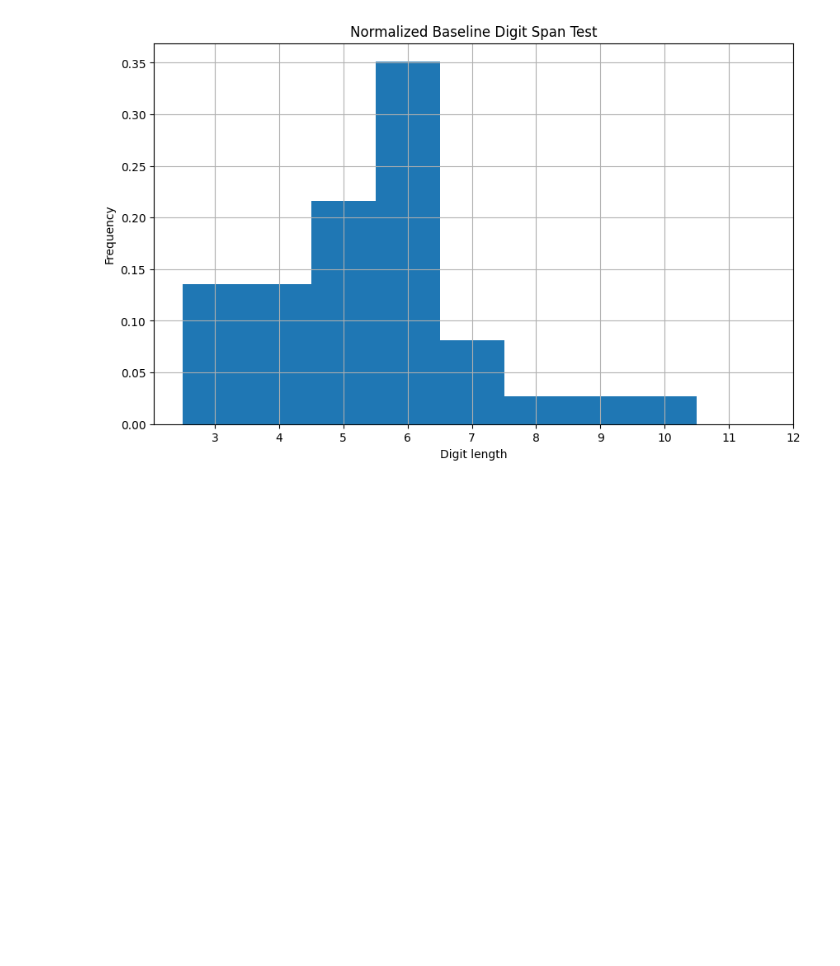
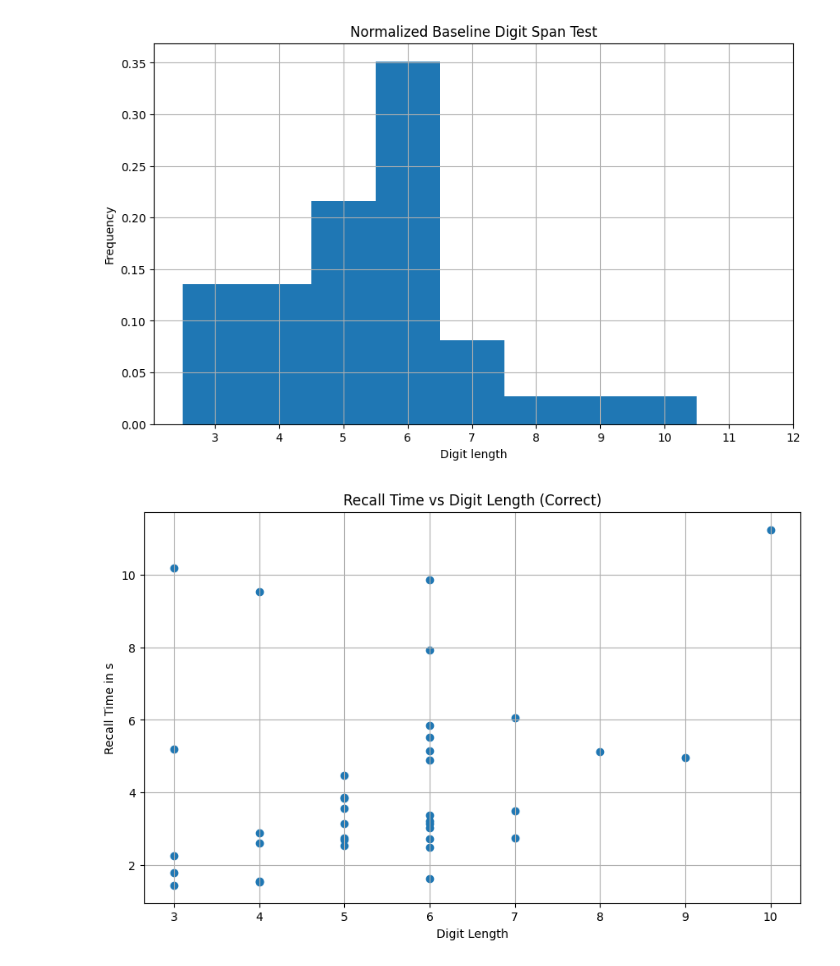
Before and after one commit to Faufreluche/Digit_Span_Trainer, a Jupyter notebook: results_analysis.ipynb, the cells around one changed output. Saved outputs shown, nothing was run; the diff lists cells and outputs as text; code cells hidden in the pictures; blank space fills up the shorter version.

```diff
--- a/results_analysis.ipynb
+++ b/results_analysis.ipynb
@@ -136,3 +185,18 @@ plt.grid(True)
 plt.show()
 # %% [output]
 [figure]
+# %%
+# plot recall time vs digit length
+plt.figure(figsize=(10, 6))
+
+plt.scatter(df_baseline[df_baseline['outcome'] == 'correct']['digit_length'], df_baseline[df_baseline['outcome'] == 'correct']['recall_time_in_s'])
+
+plt.title('Recall Time vs Digit Length (Correct)')
+plt.xlabel('Digit Length')
+plt.ylabel('Recall Time in s')
+
+plt.grid(True)
+
+plt.show()
+# %% [output]
+[figure, added]
```
Also changed, not shown: parts of 18 cells of this notebook.
